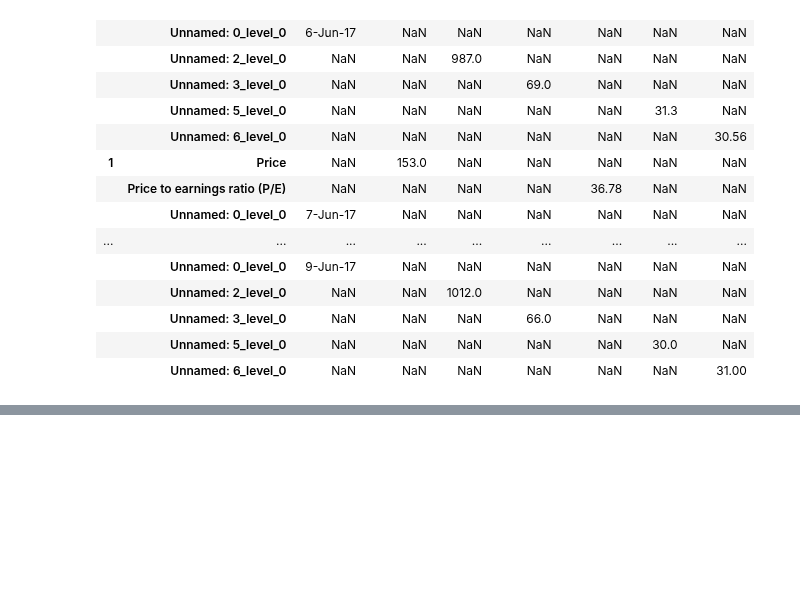
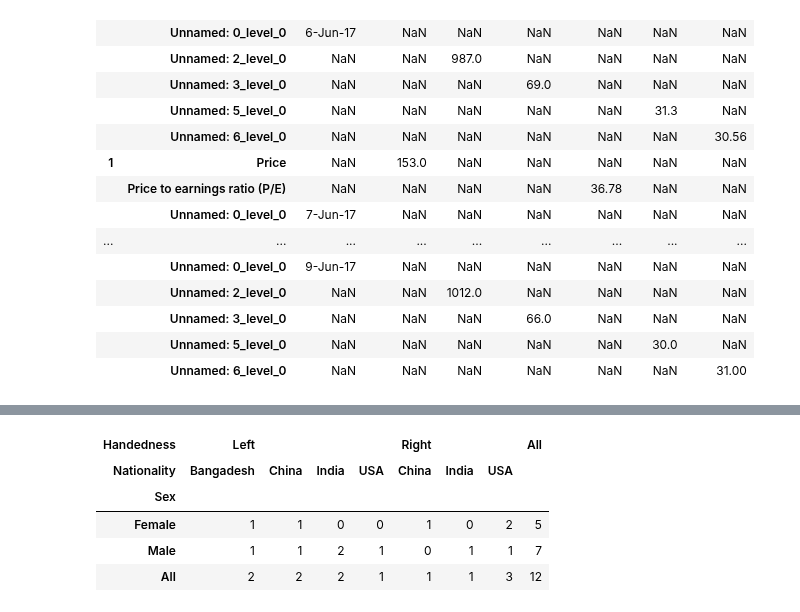
Before and after one commit to Tanay-Dwivedi/DADS-practice, a Jupyter notebook: Python/Pandas/pandas_practice4.ipynb, the cells around one changed output, grey strips where cells are left out. Cells and saved outputs as stored; diff of their text form; code cells hidden in the pictures; blank space fills up the shorter version.

```diff
--- a/Python/Pandas/pandas_practice4.ipynb
+++ b/Python/Pandas/pandas_practice4.ipynb
@@ -389,0 +435,9 @@ df.stack(level=2)
+# %%
+pd.crosstab(df.Sex, [df.Handedness,df.Nationality], margins = True)
+# %% [output]
+| Handedness | Left |  |  |  | Right |  |  | All |
+| Nationality | Bangadesh | China | India | USA | China | India | USA |  |
+| Sex |  |  |  |  |  |  |  |  |
+| Female | 1 | 1 | 0 | 0 | 1 | 0 | 2 | 5 |
+| Male | 1 | 1 | 2 | 1 | 0 | 1 | 1 | 7 |
+| All | 2 | 2 | 2 | 1 | 1 | 1 | 3 | 12 |
```
Also changed, not shown: parts of 8 cells of this notebook, 1 other file.
